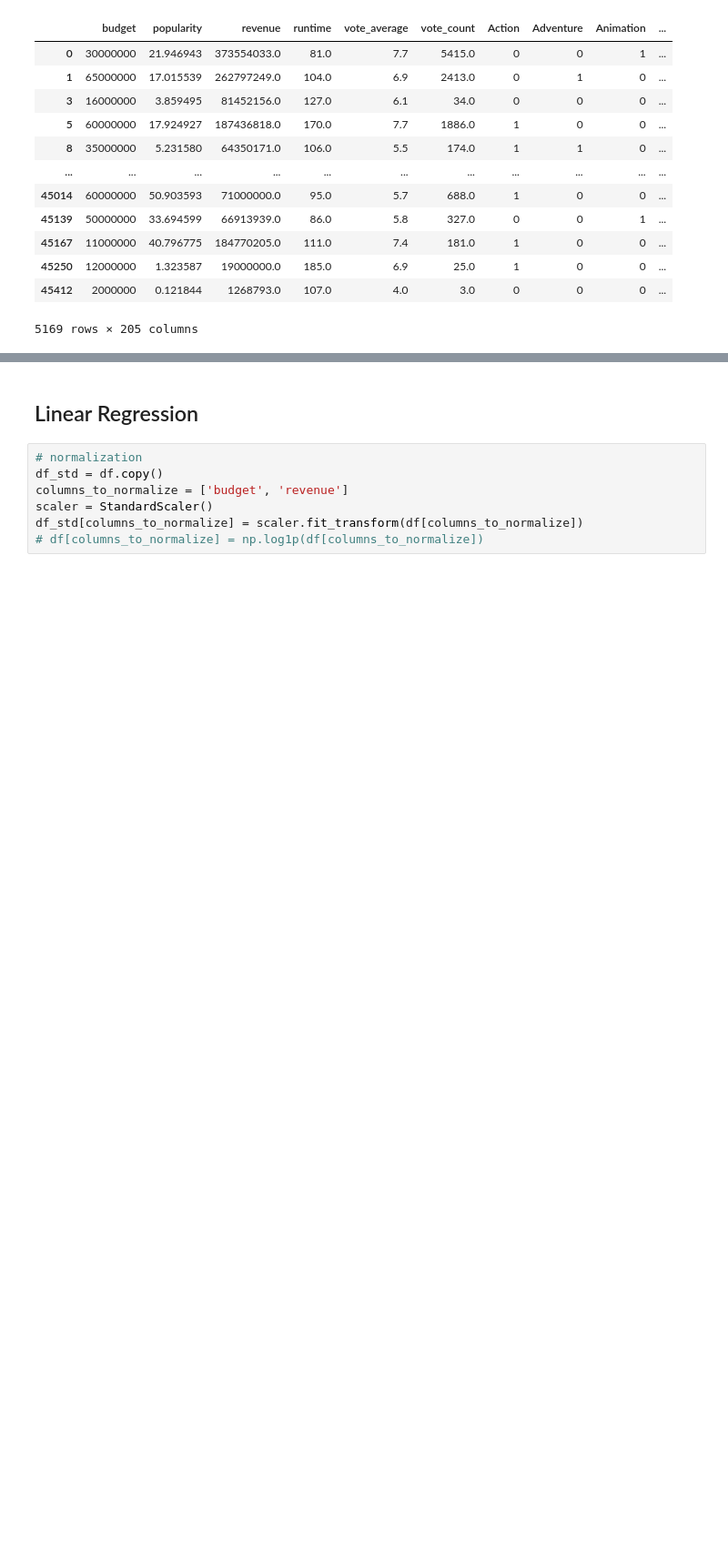
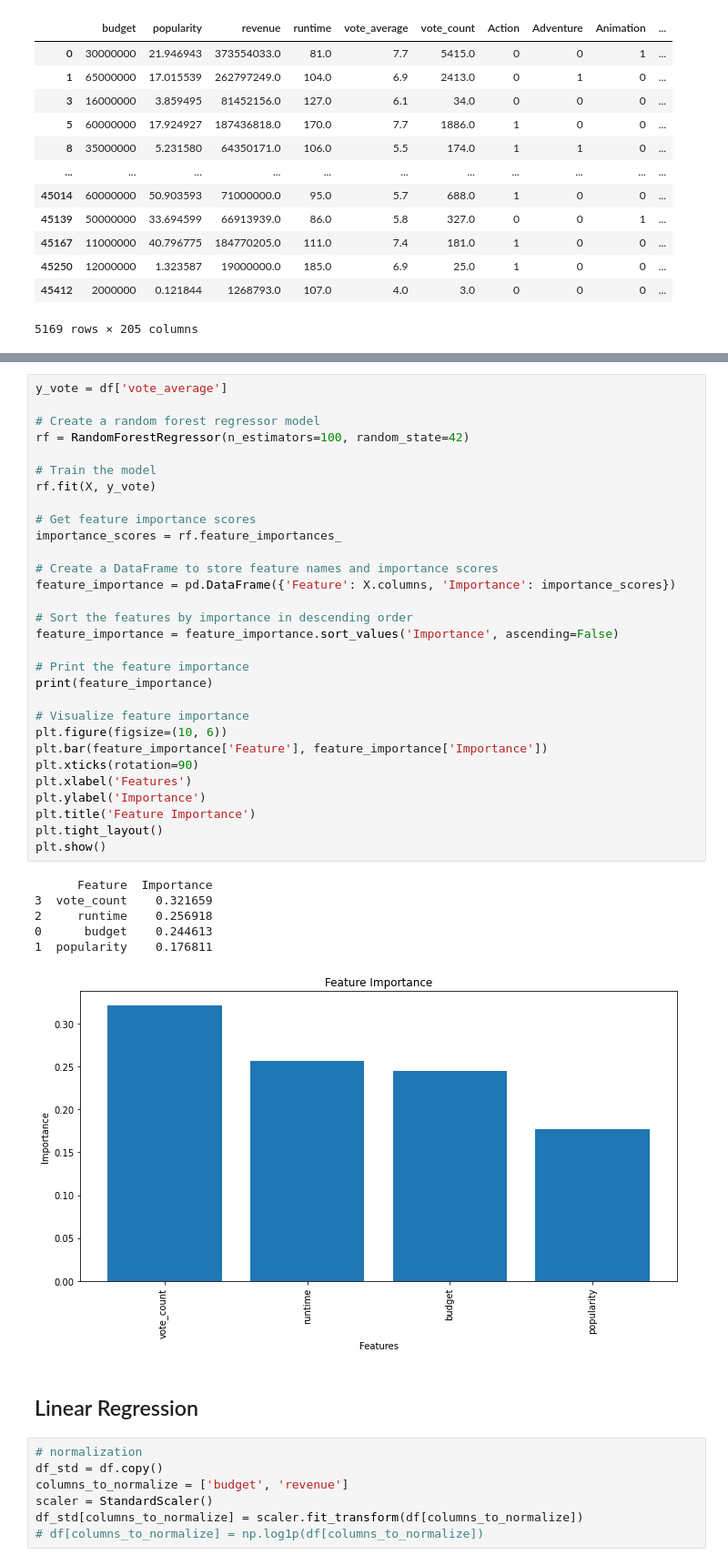
Before and after one commit to COGS118A/Group030-SP23, a Jupyter notebook: FinalProject_Group030-SP23.ipynb, the cells around one changed output, grey strips where cells are left out. Shown at 91% size. Saved outputs shown, nothing was run; the diff lists cells and outputs as text; blank space fills up the shorter version.

```diff
--- a/FinalProject_Group030-SP23.ipynb
+++ b/FinalProject_Group030-SP23.ipynb
@@ -174,3 +250,40 @@ df
+# %%
+y_vote = df['vote_average']
+
+# Create a random forest regressor model
+rf = RandomForestRegressor(n_estimators=100, random_state=42)
+
+# Train the model
+rf.fit(X, y_vote)
+
+# Get feature importance scores
+importance_scores = rf.feature_importances_
+
+# Create a DataFrame to store feature names and importance scores
+feature_importance = pd.DataFrame({'Feature': X.columns, 'Importance': importance_scores})
+
+# Sort the features by importance in descending order
+feature_importance = feature_importance.sort_values('Importance', ascending=False)
+
+# Print the feature importance
+print(feature_importance)
+
+# Visualize feature importance
+plt.figure(figsize=(10, 6))
+plt.bar(feature_importance['Feature'], feature_importance['Importance'])
+plt.xticks(rotation=90)
+plt.xlabel('Features')
+plt.ylabel('Importance')
+plt.title('Feature Importance')
+plt.tight_layout()
+plt.show()
+# %% [output]
+      Feature  Importance
+3  vote_count    0.321659
+2     runtime    0.256918
+0      budget    0.244613
+1  popularity    0.176811
+[figure, added]
 # %% [markdown]
 ## Linear Regression
 # %%
```
Also changed, not shown: parts of 9 cells of this notebook.
